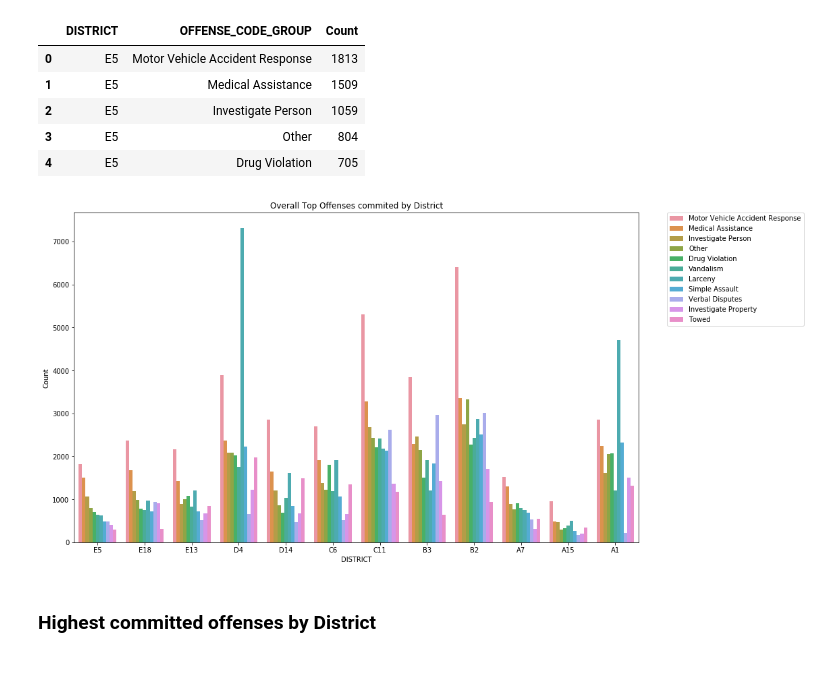
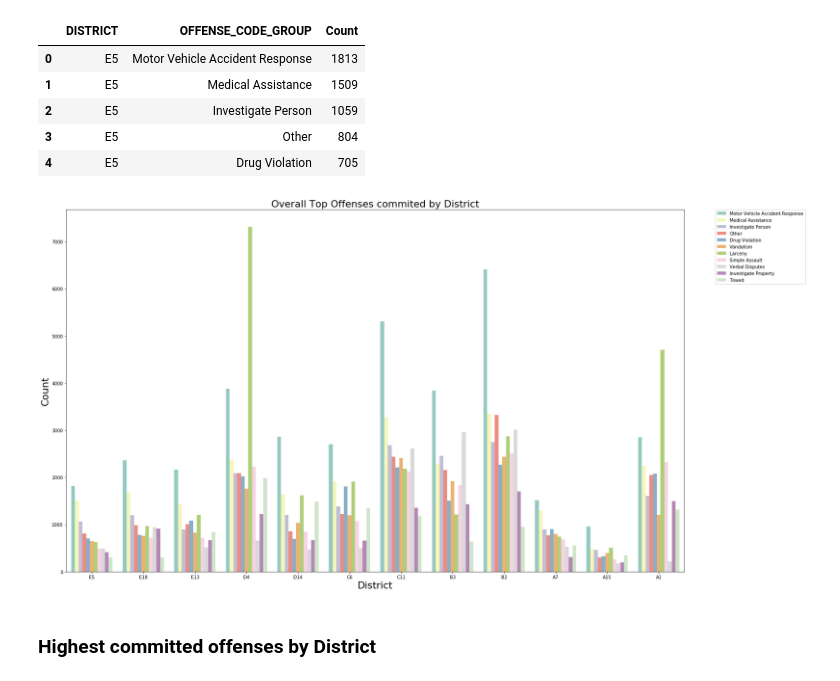
Before and after one commit to SpacePatroller/Boston_Crime_Data, a Jupyter notebook: Crime Data EDA.ipynb, the cells around one changed output. Drawn from its saved outputs; the diff is of its cells as text; code cells hidden in the pictures.

Commit message:
work on chart font sizes

```diff
--- a/Crime Data EDA.ipynb
+++ b/Crime Data EDA.ipynb
@@ -191,14 +191,17 @@ offenseByDistrictPlot.head()
 | 3 | E5 | Other | 804 |
 | 4 | E5 | Drug Violation | 705 |
 # %%
-figure = plt.figure(figsize=(15,9))
+figure = plt.figure(figsize=(25,15))
 
-sns.barplot(x=offenseByDistrictPlot['DISTRICT'],y=offenseByDistrictPlot['Count'],hue=offenseByDistrictPlot['OFFENSE_CODE_GROUP'])
+sns.barplot(x=offenseByDistrictPlot['DISTRICT'],y=offenseByDistrictPlot['Count'],hue=offenseByDistrictPlot['OFFENSE_CODE_GROUP'],palette='Set3')
 plt.legend(bbox_to_anchor=(1.05, 1), loc=2, borderaxespad=0.)
-plt.title('Overall Top Offenses commited by District')
+plt.title('Overall Top Offenses commited by District',{'fontsize':22})
+plt.ylabel('Count',{'fontsize':22})
+plt.xlabel('District',{'fontsize':22})
+
 plt.savefig('images/offensesByDistrict.png')
 # %% [output]
-[figure, old version]
+[figure, new version]
 # %% [markdown]
 ### Highest committed offenses by District
 # %%
```
Also changed, not shown: parts of 2 cells of this notebook, 1 other file.
